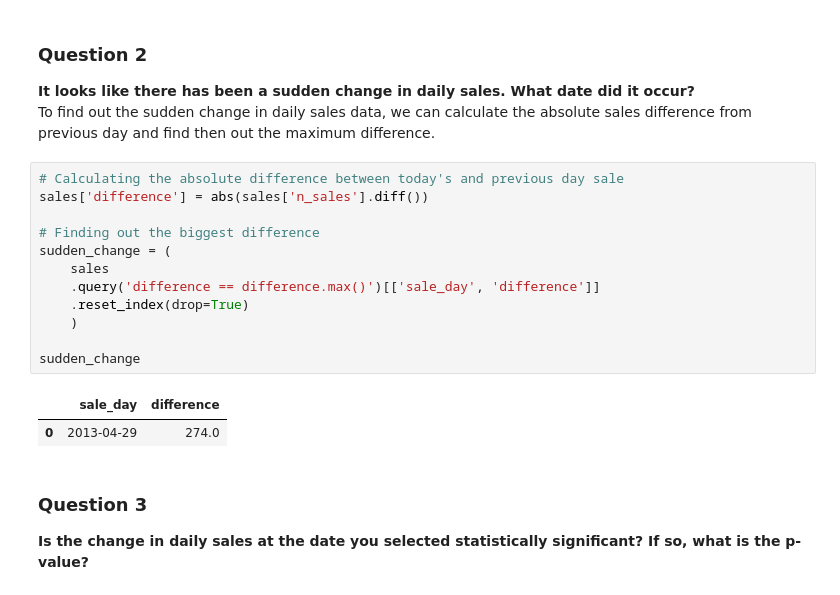
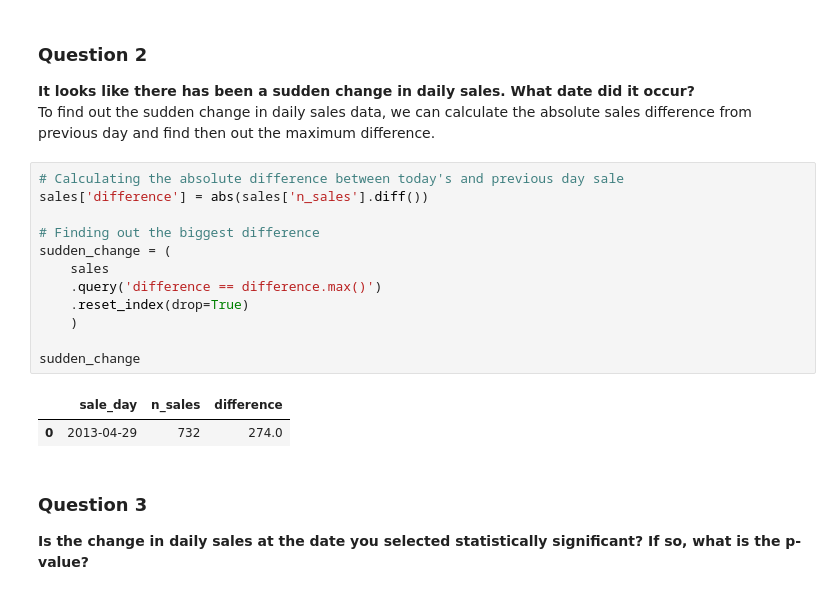
Before and after one commit to manujsinghwal/23andMe-data-analysis, a Jupyter notebook: 23andMe_data_analysis.ipynb, the cells around one changed output. Cells and saved outputs as stored; diff of their text form.

```diff
--- a/23andMe_data_analysis.ipynb
+++ b/23andMe_data_analysis.ipynb
@@ -97,18 +98,18 @@ To find out the sudden change in daily sales data, we can calculate the absolute
 # %%
 # Calculating the absolute difference between today's and previous day sale
 sales['difference'] = abs(sales['n_sales'].diff())
 
 # Finding out the biggest difference
 sudden_change = (
     sales
-    .query('difference == difference.max()')[['sale_day', 'difference']]
+    .query('difference == difference.max()')
     .reset_index(drop=True)
     )
 
 sudden_change
 # %% [output]
-|  | sale_day | difference |
-| 0 | 2013-04-29 | 274.0 |
+|  | sale_day | n_sales | difference |
+| 0 | 2013-04-29 | 732 | 274.0 |
 # %% [markdown]
 ### Question 3
 **Is the change in daily sales at the date you selected statistically significant? If so, what is the p-value?**
```
Also changed, not shown: parts of 1 cell of this notebook.
